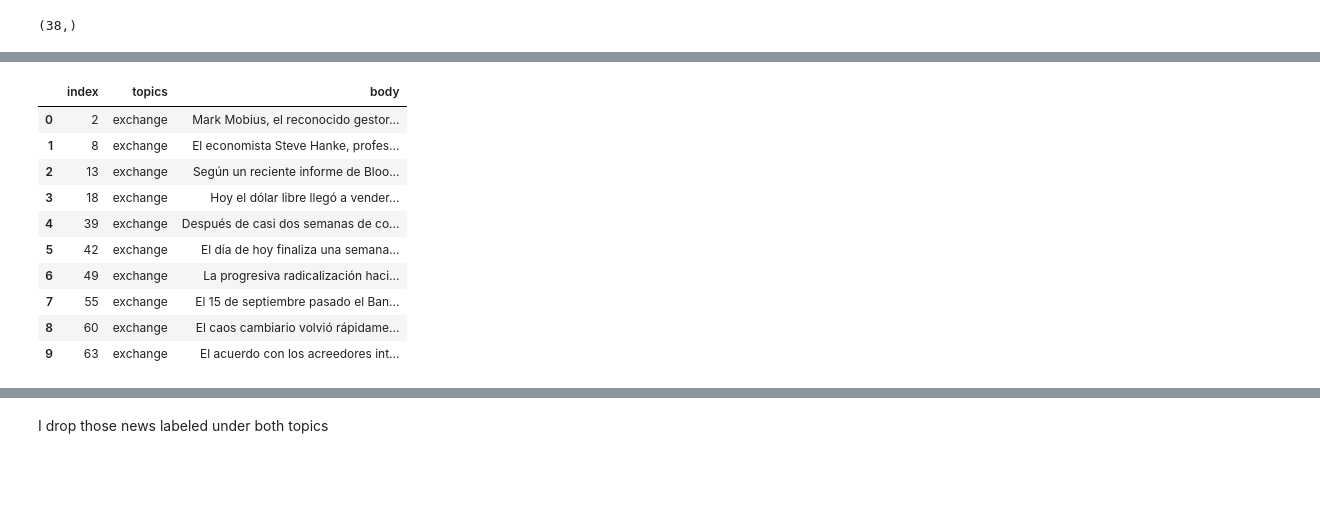
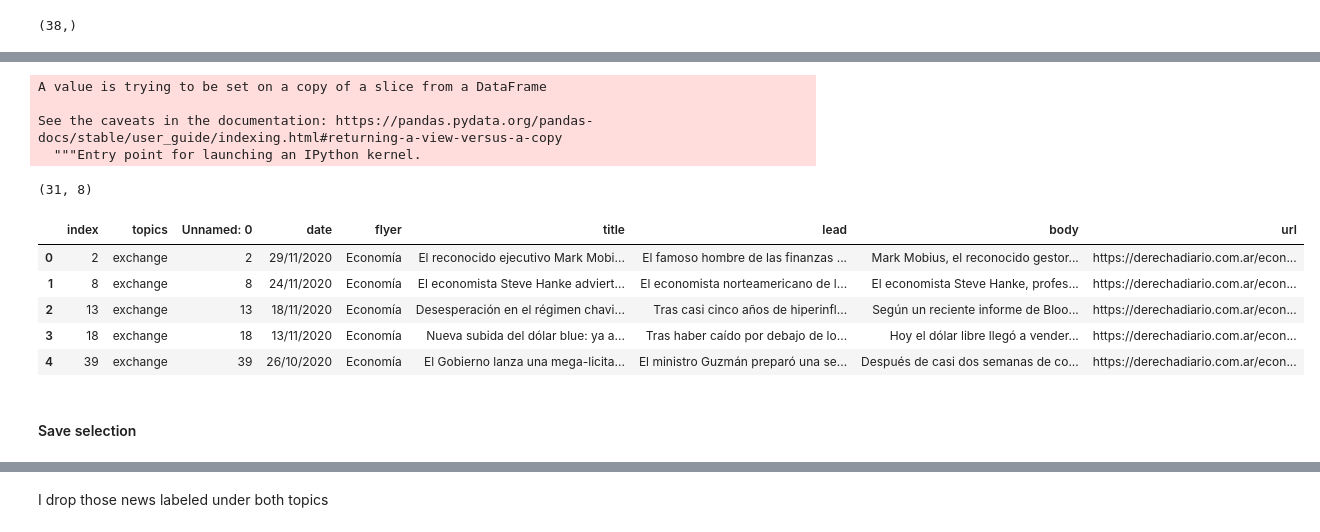
Before and after one commit to guidomitolo/pol_bias_nlp, a Jupyter notebook: 1.b.tokenization_topics.ipynb, the cells around one changed output, grey strips where cells are left out. Saved outputs shown, nothing was run; the diff lists cells and outputs as text; code cells hidden in the pictures; blank space fills up the shorter version.

```diff
--- a/1.b.tokenization_topics.ipynb
+++ b/1.b.tokenization_topics.ipynb
@@ -64,2 +95,3 @@ inflation.head(10)
 # %%
-exchange = df.loc[df.title.str.contains('dolar|dólar|dolares|dólares|dolarización|cambio|cepo', na=False), 'body']
+exchange = df.loc[df.title.str.contains('dolar|dólar|dolares|dólares|dolarización|cambio|cepo', na=False)]
+exchange.shape
@@ -66,20 +120,25 @@ exchange = df.loc[df.title.str.contains('dolar|dólar|dolares|dólares|dolarizac
 # %%
 exchange.dropna(inplace=True)
+# %% [output]
+A value is trying to be set on a copy of a slice from a DataFrame
+
+See the caveats in the documentation: https://pandas.pydata.org/pandas-docs/stable/user_guide/indexing.html#returning-a-view-versus-a-copy
+  """Entry point for launching an IPython kernel.
 # %%
 exchange = exchange.reset_index()
+exchange.shape
+# %% [output]
+(31, 8)
 # %%
 exchange.insert(loc=1, column='topics', value='exchange')
 # %%
-exchange.head(10)
+exchange.head(5)
 # %% [output]
-|  | index | topics | body |
-| 0 | 2 | exchange | Mark Mobius, el reconocido gestor... |
-| 1 | 8 | exchange | El economista Steve Hanke, profes... |
-| 2 | 13 | exchange | Según un reciente informe de Bloo... |
-| 3 | 18 | exchange | Hoy el dólar libre llegó a vender... |
-| 4 | 39 | exchange | Después de casi dos semanas de co... |
-| 5 | 42 | exchange | El día de hoy finaliza una semana... |
-| 6 | 49 | exchange | La progresiva radicalización haci... |
-| 7 | 55 | exchange | El 15 de septiembre pasado el Ban... |
-| 8 | 60 | exchange | El caos cambiario volvió rápidame... |
-| 9 | 63 | exchange | El acuerdo con los acreedores int... |
+|  | index | topics | Unnamed: 0 | date | flyer | title | lead | body | url |
+| 0 | 2 | exchange | 2 | 29/11/2020 | Economía | El reconocido ejecutivo Mark Mobi... | El famoso hombre de las finanzas ... | Mark Mobius, el reconocido gestor... | https://derechadiario.com.ar/econ... |
+| 1 | 8 | exchange | 8 | 24/11/2020 | Economía | El economista Steve Hanke adviert... | El economista norteamericano de l... | El economista Steve Hanke, profes... | https://derechadiario.com.ar/econ... |
+| 2 | 13 | exchange | 13 | 18/11/2020 | Economía | Desesperación en el régimen chavi... | Tras casi cinco años de hiperinfl... | Según un reciente informe de Bloo... | https://derechadiario.com.ar/econ... |
+| 3 | 18 | exchange | 18 | 13/11/2020 | Economía | Nueva subida del dólar blue: ya a... | Tras haber caído por debajo de lo... | Hoy el dólar libre llegó a vender... | https://derechadiario.com.ar/econ... |
+| 4 | 39 | exchange | 39 | 26/10/2020 | Economía | El Gobierno lanza una mega-licita... | El ministro Guzmán preparó una se... | Después de casi dos semanas de co... | https://derechadiario.com.ar/econ... |
+# %% [markdown]
+#### Save selection
```
Also changed, not shown: parts of 29 cells of this notebook, 14 other files.
